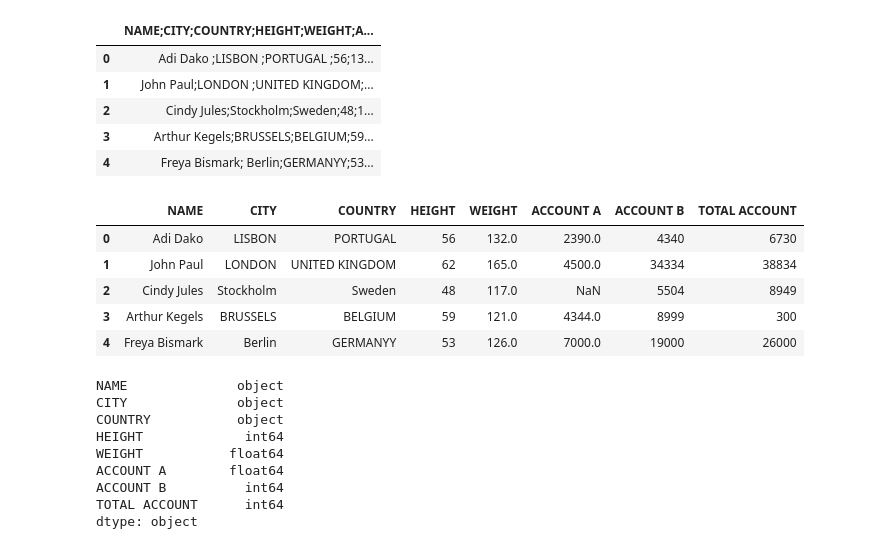
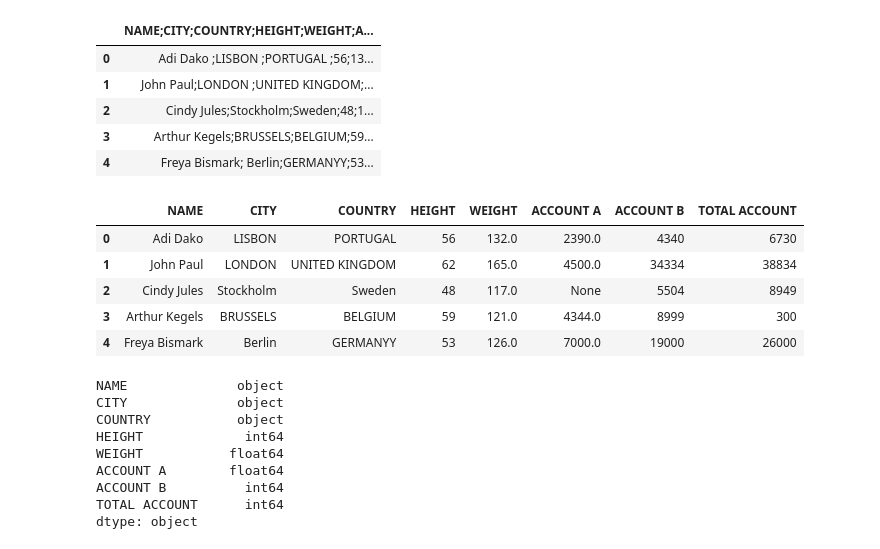
Before and after one commit to Huzaifa1910/TMC-Data-Classes, a Jupyter notebook: class4_5_6/Pandas/Afterwork_Data_Science_Data_Wrangling_with_Python_Full_Course.ipynb, the cells around one changed output. Drawn from its saved outputs; the diff is of its cells as text; code cells hidden in the pictures.

```diff
--- a/class4_5_6/Pandas/Afterwork_Data_Science_Data_Wrangling_with_Python_Full_Course.ipynb
+++ b/class4_5_6/Pandas/Afterwork_Data_Science_Data_Wrangling_with_Python_Full_Course.ipynb
@@ -297,18 +365,19 @@ df.head()
 # %%
 # We specify the character ; as our separator so that we can
 # be able to ready the above file that has ";" as a separator
 # for our columns. We should note that many dataset may note have
 # such a structure, but if we come across this kind of a scenario
 # this is how we would read our file.
 # ---
 #
 df = pd.read_csv('http://bit.ly/DataCleaningDataset', sep=';')
+df = df.replace({np.nan:None})
 df.head()
 # %% [output]
 |  | NAME | CITY | COUNTRY | HEIGHT | WEIGHT | ACCOUNT A | ACCOUNT B | TOTAL ACCOUNT |
 | 0 | Adi Dako | LISBON | PORTUGAL | 56 | 132.0 | 2390.0 | 4340 | 6730 |
 | 1 | John Paul | LONDON | UNITED KINGDOM | 62 | 165.0 | 4500.0 | 34334 | 38834 |
-| 2 | Cindy Jules | Stockholm | Sweden | 48 | 117.0 | NaN | 5504 | 8949 |
+| 2 | Cindy Jules | Stockholm | Sweden | 48 | 117.0 | None | 5504 | 8949 |
 | 3 | Arthur Kegels | BRUSSELS | BELGIUM | 59 | 121.0 | 4344.0 | 8999 | 300 |
 | 4 | Freya Bismark | Berlin | GERMANYY | 53 | 126.0 | 7000.0 | 19000 | 26000 |
 # %%
```
Also changed, not shown: parts of 9 cells of this notebook.
